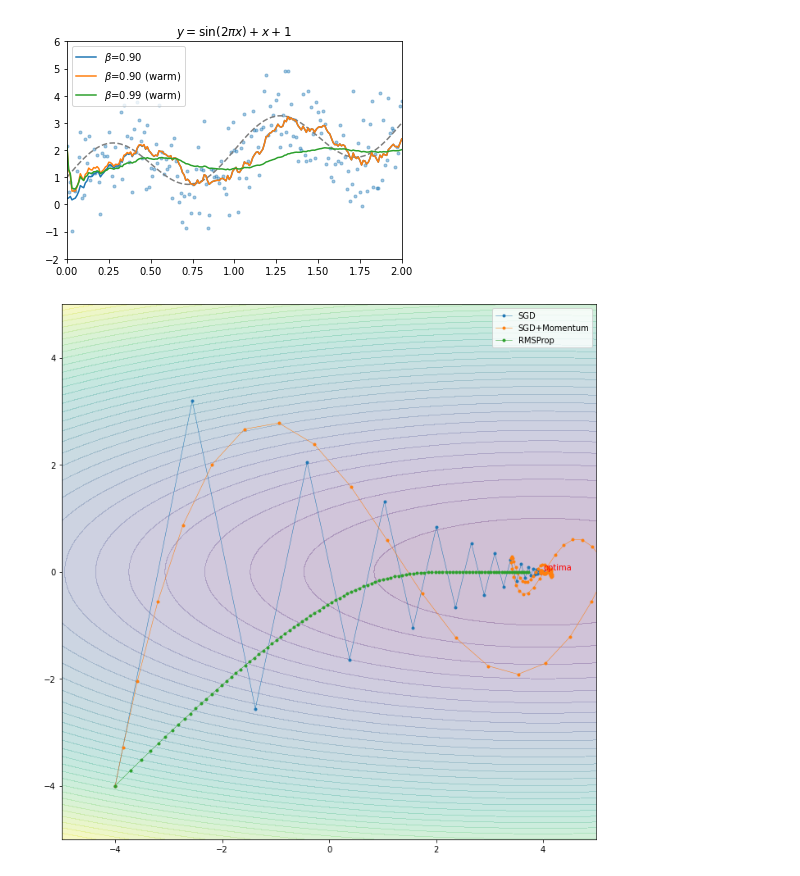
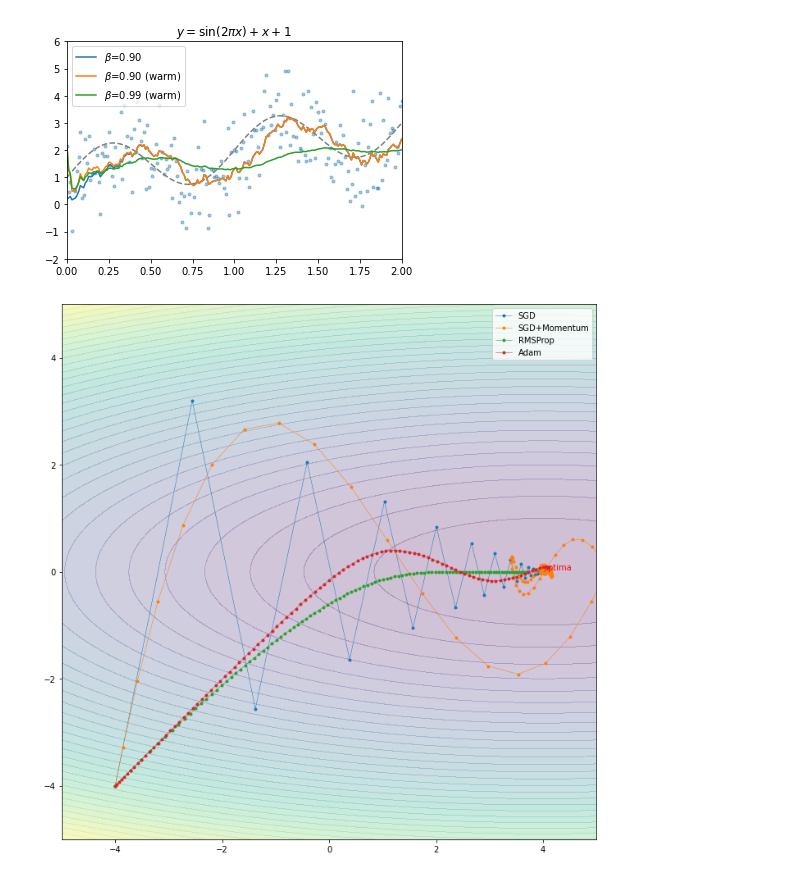
Before and after one commit to ohshane/google-ml-bootcamp-2023, a Jupyter notebook: Coursera/02-ImprovingDeepNeuralNetworks/Week02.ipynb, the cells around one changed output. Drawn from its saved outputs; the diff is of its cells as text; code cells hidden in the pictures.

Commit message:
added Adam

```diff
--- a/Coursera/02-ImprovingDeepNeuralNetworks/Week02.ipynb
+++ b/Coursera/02-ImprovingDeepNeuralNetworks/Week02.ipynb
@@ -155,32 +155,51 @@ plt.plot(*x_history.T, lw=.5, marker='.', label='SGD')
 x_history = [np.array([-4, -4])]
 beta = 0.9
 v = np.zeros((2,))
 for i in range(100):
     x = x_history[-1]
     dx = list(map(lambda f: f(*x), grad_f))
     dx = np.array(dx)
     v = beta*v + (1-beta)*dx
     x_history.append(x - alpha*v)
 x_history = np.stack(x_history, axis=0)
 plt.plot(*x_history.T, lw=.5, marker='.', label='SGD+Momentum')
 
 # RMSProp
 x_history = [np.array([-4, -4])]
 beta = 0.9 # set beta to 0 for better understanding
 s = np.zeros((2,))
 for i in range(100):
     x = x_history[-1]
     dx = list(map(lambda f: f(*x), grad_f))
     dx = np.array(dx)
     s = beta*s + (1-beta)*dx**2
-    x_history.append(x - alpha*dx/s**(1/2))
+    x_history.append(x - alpha*dx/s**(1/2)) # x-alpha*(dx/dx) when beta=0. This will help backpropagate evenly. almost like choosing between NE, SE, NW, SW
 x_history = np.stack(x_history, axis=0)
 plt.plot(*x_history.T, lw=.5, marker='.', label='RMSProp')
+
+# Adam (RMSProp + Momentum)
+x_history = [np.array([-4, -4])]
+beta1 = 0.9
+beta2 = 0.9 # 0.999
+v = np.zeros((2,))
+s = np.zeros((2,))
+for i in range(100):
+    x = x_history[-1]
+    dx = list(map(lambda f: f(*x), grad_f))
+    dx = np.array(dx)
+    v = beta*v + (1-beta1)*dx
+    s = beta*s + (1-beta2)*dx**2
+    # bias correction
+    # v = v / (1-beta1**(i+1))
+    # s = s / (1-beta2**(i+1))
+    x_history.append(x - alpha*v/s**(1/2))
+x_history = np.stack(x_history, axis=0)
+plt.plot(*x_history.T, lw=.5, marker='.', label='Adam')
 
 
 plt.scatter(*optima, c='r', marker='x')
 plt.text(*optima, s='optima', c='r', ha='left', va='bottom')
 plt.legend()
 plt.show()
 # %% [output]
-[figure, old version]
+[figure, new version]
```
Also changed, not shown: parts of 1 cell of this notebook.
